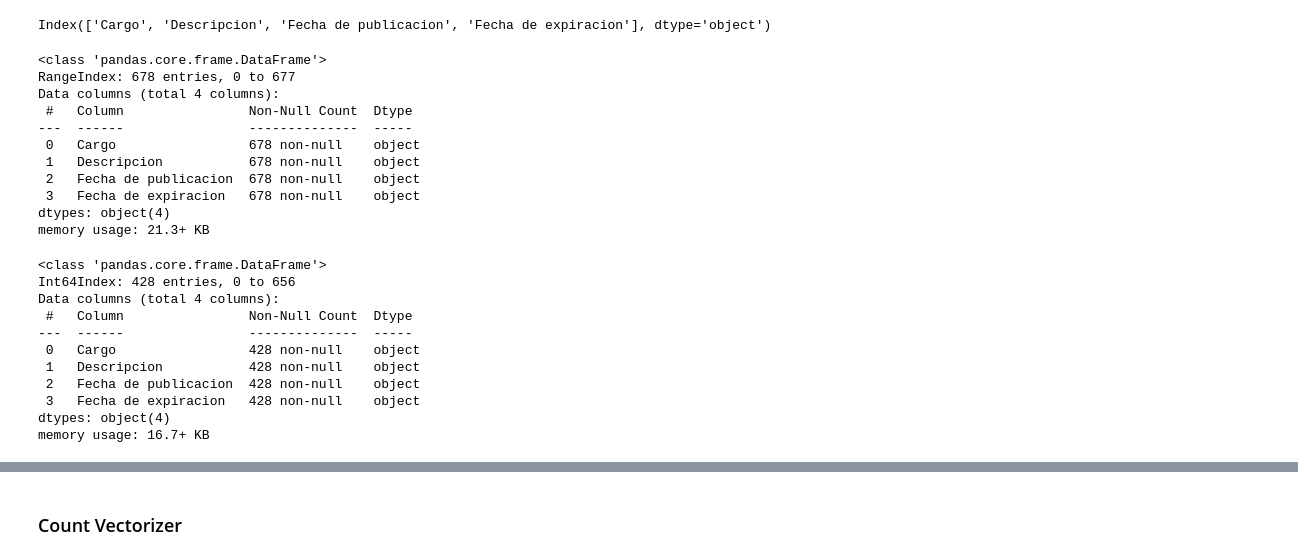
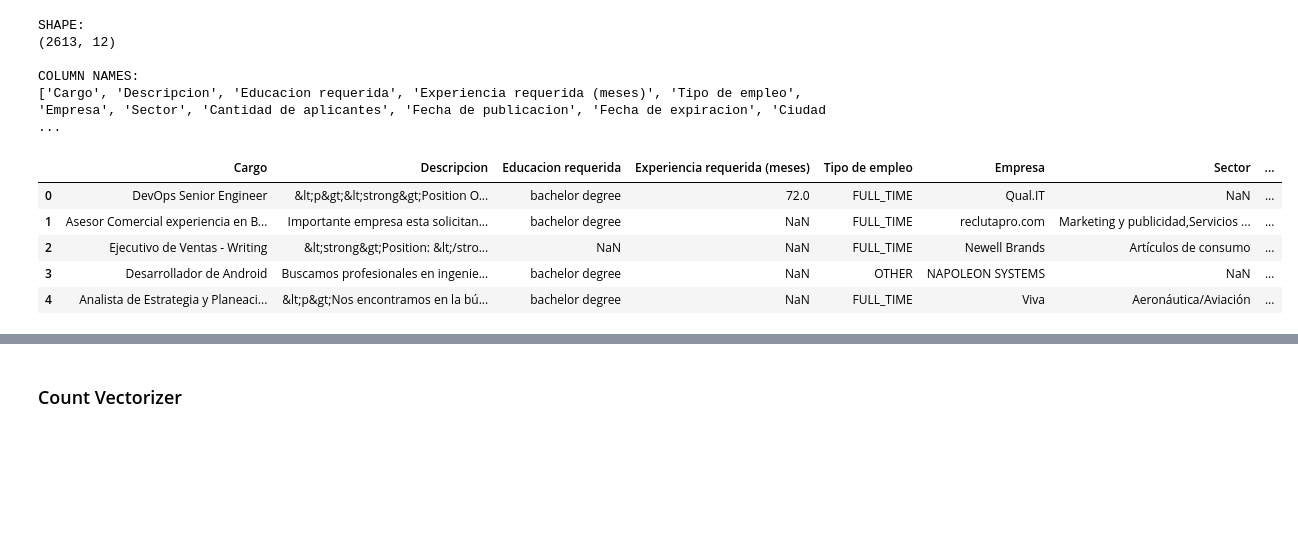
Before and after one commit to dazulu4/clustering-vacancies, a Jupyter notebook: Bag_Of_Words_TopicModel.ipynb, the cells around one changed output, grey strips where cells are left out. Drawn from its saved outputs; the diff is of its cells as text; code cells hidden in the pictures; blank space fills up the shorter version.

```diff
--- a/Bag_Of_Words_TopicModel.ipynb
+++ b/Bag_Of_Words_TopicModel.ipynb
@@ -70,36 +60,23 @@ df.head()
-# %%
-df = df[["Cargo", "Descripcion", "Fecha de publicacion", "Fecha de expiracion"]]
-df.columns
-# %% [output]
-Index(['Cargo', 'Descripcion', 'Fecha de publicacion', 'Fecha de expiracion'], dtype='object')
-# %%
-df.info()
-# %% [output]
-<class 'pandas.core.frame.DataFrame'>
-RangeIndex: 678 entries, 0 to 677
-Data columns (total 4 columns):
- #   Column                Non-Null Count  Dtype
----  ------                --------------  -----
- 0   Cargo                 678 non-null    object
- 1   Descripcion           678 non-null    object
- 2   Fecha de publicacion  678 non-null    object
- 3   Fecha de expiracion   678 non-null    object
-dtypes: object(4)
-memory usage: 21.3+ KB
-# %%
-df = df.drop_duplicates()
-df.info()
-# %% [output]
-<class 'pandas.core.frame.DataFrame'>
-Int64Index: 428 entries, 0 to 656
-Data columns (total 4 columns):
- #   Column                Non-Null Count  Dtype
----  ------                --------------  -----
- 0   Cargo                 428 non-null    object
- 1   Descripcion           428 non-null    object
- 2   Fecha de publicacion  428 non-null    object
- 3   Fecha de expiracion   428 non-null    object
-dtypes: object(4)
-memory usage: 16.7+ KB
+# %%
+path = 'agregado_vacantes_scraping_20210712.xlsx'
+df = pandas.read_excel(path)
+df = df.drop_duplicates()
+df = df[['Cargo','Descripcion','Educacion requerida','Experiencia requerida (meses)','Tipo de empleo','Empresa','Sector',
+         'Cantidad de aplicantes','Fecha de publicacion','Fecha de expiracion','Ciudad','Pais']]
+print("SHAPE:\n{shape}\n".format(shape=df.shape))
+print("COLUMN NAMES:\n{names}\n".format(names=df.columns.tolist()))
+df.head()
+# %% [output]
+SHAPE:
+(2613, 12)
+
+COLUMN NAMES:
+['Cargo', 'Descripcion', 'Educacion requerida', 'Experiencia requerida (meses)', 'Tipo de empleo', 'Empresa', 'Sector', 'Cantidad de aplicantes', 'Fecha de publicacion', 'Fecha de expiracion', 'Ciudad ...
+|  | Cargo | Descripcion | Educacion requerida | Experiencia requerida (meses) | Tipo de empleo | Empresa | Sector | ... |
+| 0 | DevOps Senior Engineer | &lt;p&gt;&lt;strong&gt;Position O... | bachelor degree | 72.0 | FULL_TIME | Qual.IT | NaN | ... |
+| 1 | Asesor Comercial experiencia en B... | Importante empresa esta solicitan... | bachelor degree | NaN | FULL_TIME | reclutapro.com | Marketing y publicidad,Servicios ... | ... |
+| 2 | Ejecutivo de Ventas - Writing | &lt;strong&gt;Position: &lt;/stro... | NaN | NaN | FULL_TIME | Newell Brands | Artículos de consumo | ... |
+| 3 | Desarrollador de Android | Buscamos profesionales en ingenie... | bachelor degree | NaN | OTHER | NAPOLEON SYSTEMS | NaN | ... |
+| 4 | Analista de Estrategia y Planeaci... | &lt;p&gt;Nos encontramos en la bú... | bachelor degree | NaN | FULL_TIME | Viva | Aeronáutica/Aviación | ... |
 # %%
 # define quick look function for data frame
```
Also changed, not shown: parts of 32 cells of this notebook, 21 other files.
